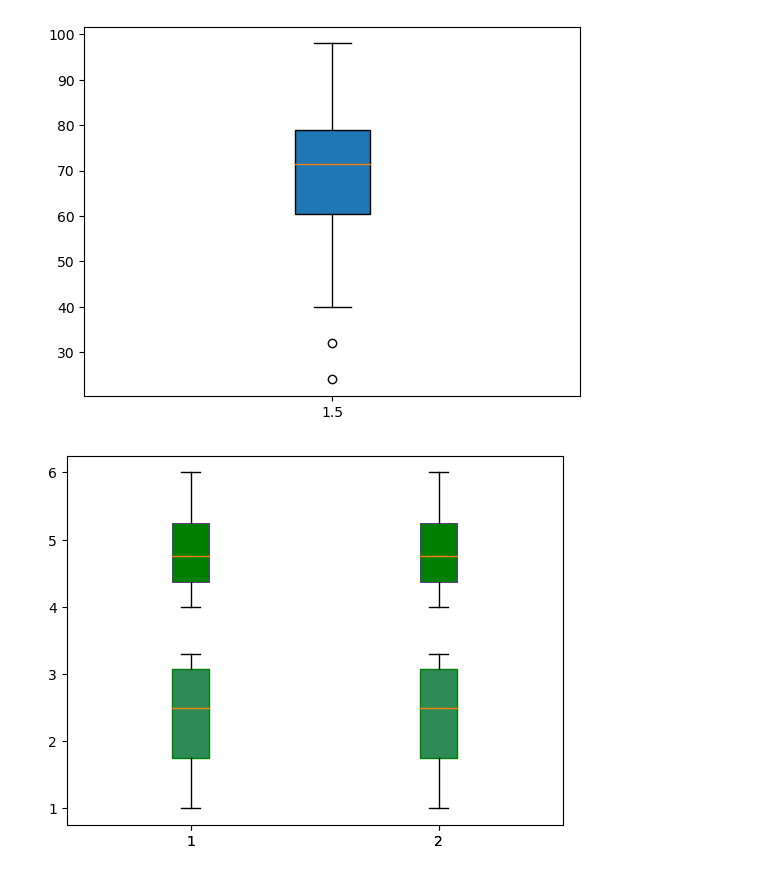
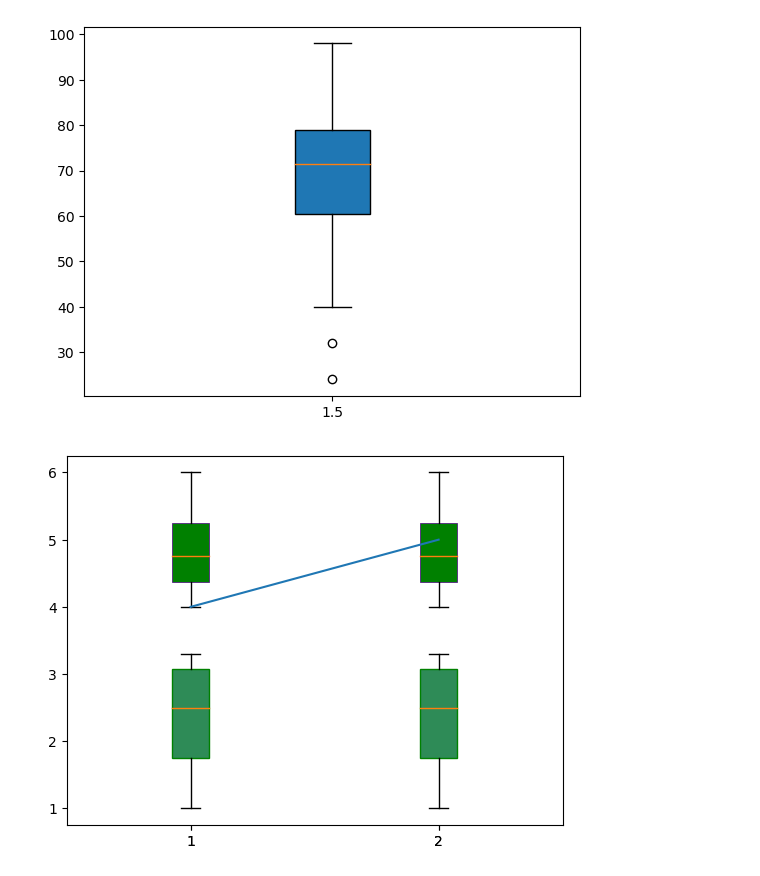
Before and after one commit to nguyenvulinh666/Variational-Quantum-EigeinSolver, a Jupyter notebook: data - 3.ipynb, the cells around one changed output. Drawn from its saved outputs; the diff is of its cells as text; code cells hidden in the pictures.

```diff
--- a/data - 3.ipynb
+++ b/data - 3.ipynb
@@ -1737,26 +1737,26 @@ plt.show()
 # %%
 import matplotlib.pyplot as plt
 
 # fake data
 d0 = [[4.5, 5, 6, 4],[4.5, 5, 6, 4]]
 d1 = [[1, 2, 3, 3.3],[1, 2, 3, 3.3]]
 
 # basic plot
 bp0 = plt.boxplot(d0, patch_artist=True)
 bp1 = plt.boxplot(d1, patch_artist=True)
 
 for box in bp0['boxes']:
     # change outline color
     box.set(color='indigo', linewidth=0.5)
     # change fill color
     box.set(facecolor = 'green' )
     # change hatch
     # box.set(hatch = '/')
 
 for box in bp1['boxes']:
     box.set(color='green', linewidth=1)
     box.set(facecolor = 'seagreen' )
-
+plt.plot([1,2], [4,5])
 plt.show()
 # %% [output]
-[figure, old version]
+[figure, new version]
```
Also changed, not shown: 2 other files.
